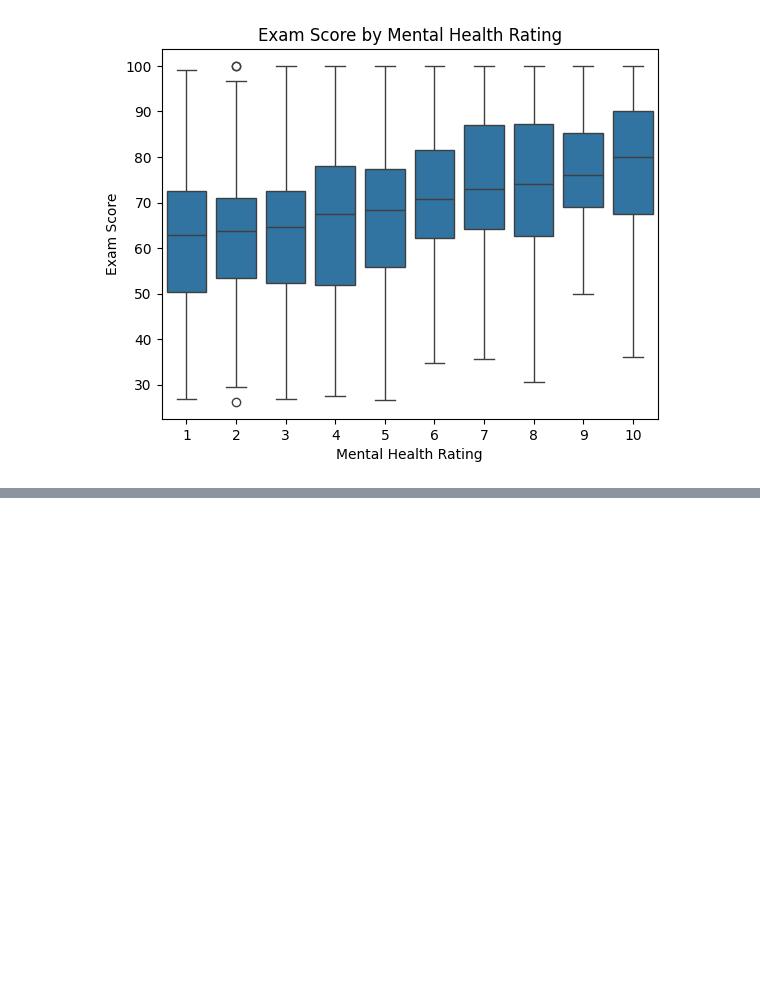
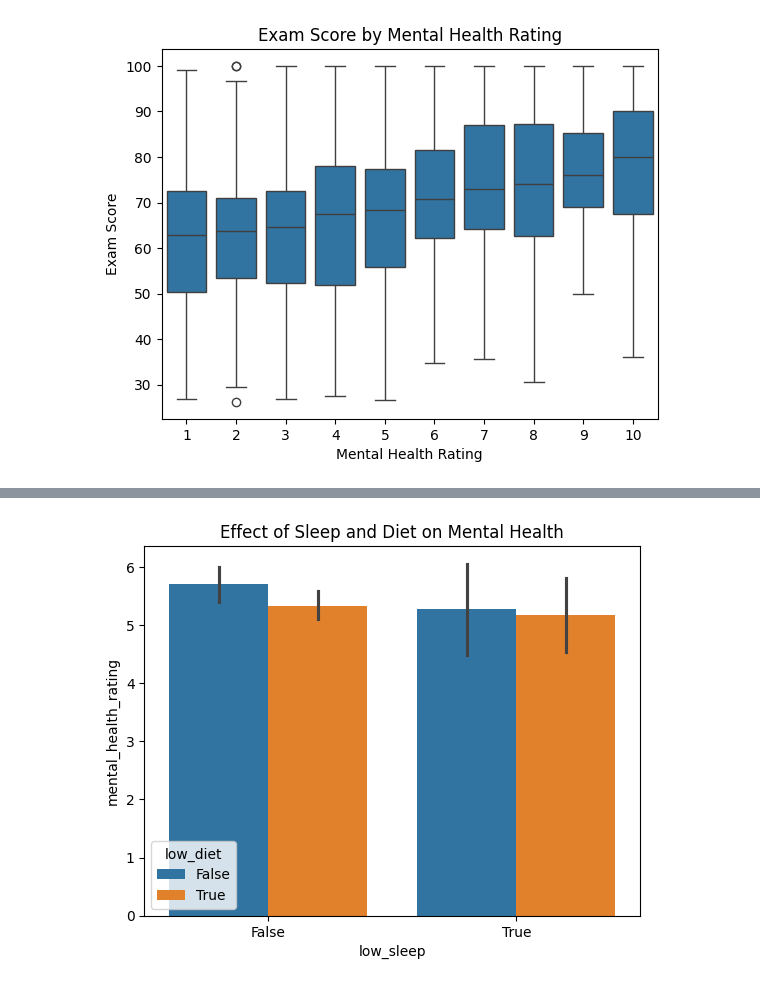
Before and after one commit to martyna-haliniak/visualisations_in_python, a Jupyter notebook: visualisations_task.ipynb, the cells around one changed output, grey strips where cells are left out. Saved outputs shown, nothing was run; the diff lists cells and outputs as text; code cells hidden in the pictures; blank space fills up the shorter version.

```diff
--- a/visualisations_task.ipynb
+++ b/visualisations_task.ipynb
@@ -462,0 +507,6 @@ ValueError: could not convert string to float: 'Fair'
+# %%
+sns.barplot(data=df, x='low_sleep', y='mental_health_rating', hue='low_diet')
+plt.title('Effect of Sleep and Diet on Mental Health')
+plt.show()
+# %% [output]
+[figure, added]
```
Also changed, not shown: parts of 15 cells of this notebook.
